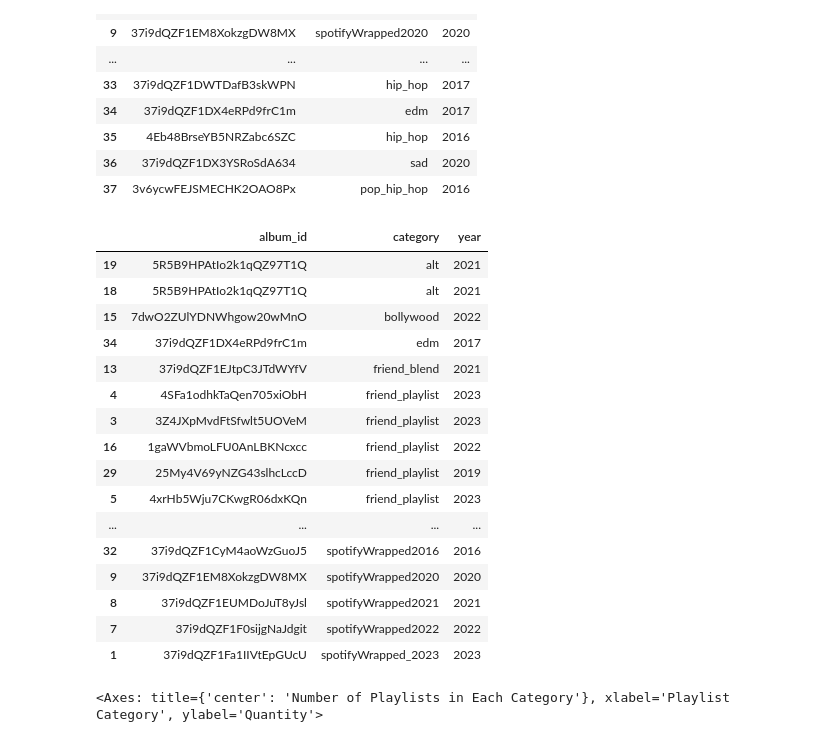
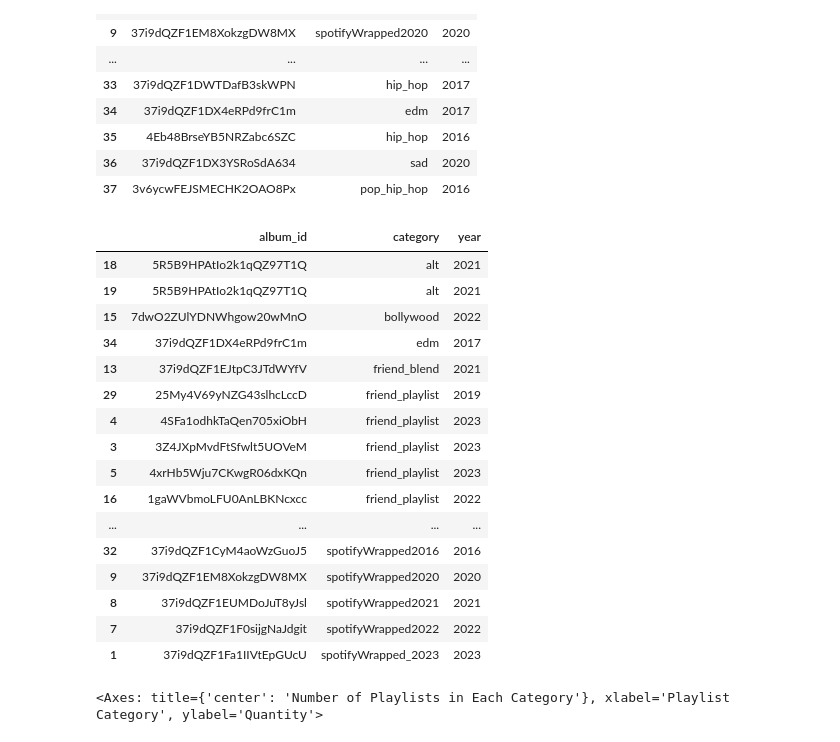
Before and after one commit to ppatel0910/mySpotify_and_machine_learning, a Jupyter notebook: second.ipynb, the cells around one changed output. Drawn from its saved outputs; the diff is of its cells as text; code cells hidden in the pictures.

```diff
--- a/second.ipynb
+++ b/second.ipynb
@@ -209,22 +208,20 @@ df
 # %%
-# Organize the dataframe based on the year in ascending order, and then by
-# category
+# Organize the dataframe based on the 'category' column
 
-dataframe = df.sort_values(by = "year", ascending = True)
-playlists_df = dataframe.sort_values(by = "category")
+playlists_df = df.sort_values(by = "category")
 playlists_df
 # %% [output]
 |  | album_id | category | year |
+| 18 | 5R5B9HPAtIo2k1qQZ97T1Q | alt | 2021 |
 | 19 | 5R5B9HPAtIo2k1qQZ97T1Q | alt | 2021 |
-| 18 | 5R5B9HPAtIo2k1qQZ97T1Q | alt | 2021 |
 | 15 | 7dwO2ZUlYDNWhgow20wMnO | bollywood | 2022 |
 | 34 | 37i9dQZF1DX4eRPd9frC1m | edm | 2017 |
 | 13 | 37i9dQZF1EJtpC3JTdWYfV | friend_blend | 2021 |
+| 29 | 25My4V69yNZG43slhcLccD | friend_playlist | 2019 |
 | 4 | 4SFa1odhkTaQen705xiObH | friend_playlist | 2023 |
 | 3 | 3Z4JXpMvdFtSfwlt5UOVeM | friend_playlist | 2023 |
+| 5 | 4xrHb5Wju7CKwgR06dxKQn | friend_playlist | 2023 |
 | 16 | 1gaWVbmoLFU0AnLBKNcxcc | friend_playlist | 2022 |
-| 29 | 25My4V69yNZG43slhcLccD | friend_playlist | 2019 |
-| 5 | 4xrHb5Wju7CKwgR06dxKQn | friend_playlist | 2023 |
 | ... | ... | ... | ... |
 | 32 | 37i9dQZF1CyM4aoWzGuoJ5 | spotifyWrapped2016 | 2016 |
 | 9 | 37i9dQZF1EM8XokzgDW8MX | spotifyWrapped2020 | 2020 |
```
Also changed, not shown: parts of 5 cells of this notebook, 1 other file.
